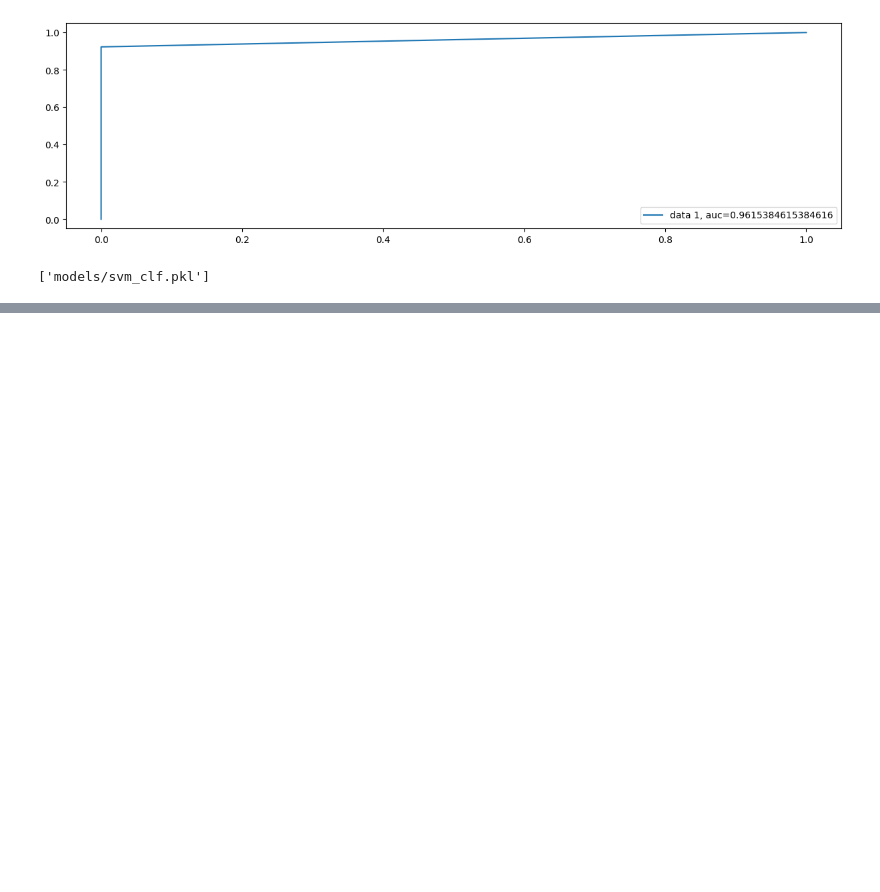
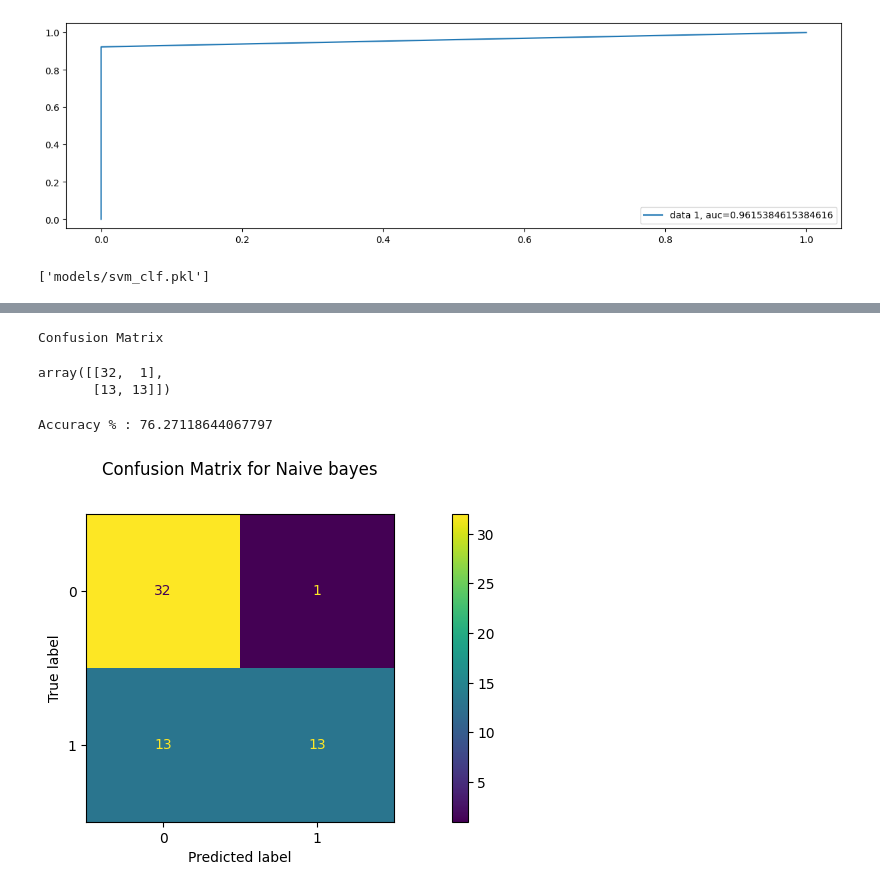
Before and after one commit to NavdeepTU/Machine-Learning, a Jupyter notebook: projects/03. parkinson_disease_prediction/model_training.ipynb, the cells around one changed output, grey strips where cells are left out. Drawn from its saved outputs; the diff is of its cells as text; code cells hidden in the pictures; blank space fills up the shorter version.

Commit message:
trained naive bayes classifier

```diff
--- a/projects/03. parkinson_disease_prediction/model_training.ipynb
+++ b/projects/03. parkinson_disease_prediction/model_training.ipynb
@@ -514,3 +515,11 @@ plt.show()
 joblib.dump(grid_SVC, "models/svm_clf.pkl")
 # %% [output]
 ['models/svm_clf.pkl']
+# %%
+# Naive Bayes
+
+gnb = Naive_Bayes()
+gnb.fit(X_train, y_train)
+predgnb = gnb.predict(X_test)
+
+print(classification_report(y_test, predgnb))
@@ -516,0 +535,19 @@ joblib.dump(grid_SVC, "models/svm_clf.pkl")
+# %%
+print("Confusion Matrix")
+confusion_matrix(y_test, predgnb)
+# %% [output]
+Confusion Matrix
+array([[32,  1],
+       [13, 13]])
+# %%
+# scores check how efficiently labels are predicted
+accuracy_testing = metrics.accuracy_score(y_test, predgnb)
+print(f"Accuracy % : {accuracy_testing * 100}")
+# %% [output]
+Accuracy % : 76.27118644067797
+# %%
+ConfusionMatrixDisplay.from_predictions(y_test, predgnb)
+plt.title("Confusion Matrix for Naive bayes", y=1.1)
+plt.show()
+# %% [output]
+[figure, added]
```
Also changed, not shown: parts of 4 cells of this notebook, 1 other file.
